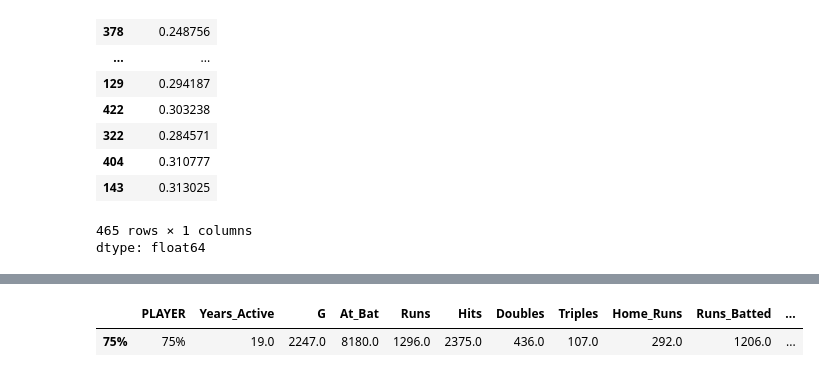
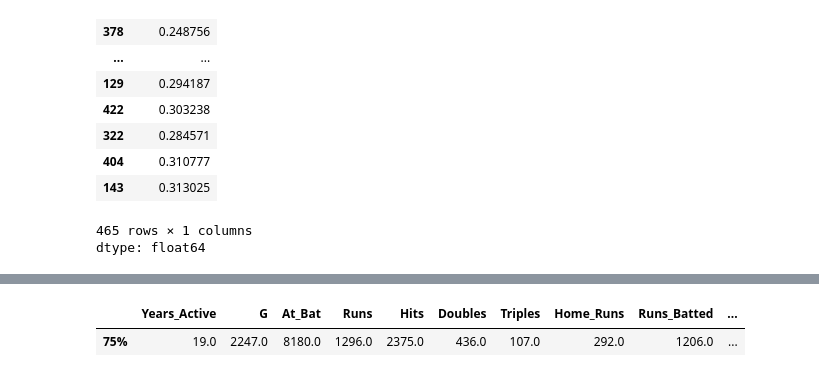
Before and after one commit to A-Peoples/DSRP_Project, a Jupyter notebook: Data_Science_Project_2025.ipynb, the cells around one changed output, grey strips where cells are left out. Saved outputs shown, nothing was run; the diff lists cells and outputs as text; code cells hidden in the pictures.

```diff
--- a/Data_Science_Project_2025.ipynb
+++ b/Data_Science_Project_2025.ipynb
@@ -84,17 +84,3 @@ strike_df['Batting_Avg']
 | 143 | 0.313025 |
 465 rows × 1 columns
 dtype: float64
-# %%
-strike_df = strike_df[['PLAYER', 'Years_Active', 'G', 'At_Bat', 'Runs', 'Hits', 'Doubles',
-       'Triples', 'Home_Runs', 'Runs_Batted', 'Base_on_Balls', 'Strikeouts',
-       'Bases_Stolen', 'Caught_Stealing', 'Batting_Avg', 'HOF']]
-
-cols = ['At_Bat', 'Runs', 'Hits', 'Doubles',
-       'Triples', 'Home_Runs', 'Runs_Batted', 'Base_on_Balls', 'Strikeouts',
-       'Bases_Stolen', 'Caught_Stealing', 'Batting_Avg', 'HOF']
-
-strike_df = strike_df.sort_values(by=["Batting_Avg", 'At_Bat'], ascending=False)
-num_df = strike_df[cols]
-med_df = strike_df[cols].mean().reset_index()
-
-med_df
@@ -116,11 +87,13 @@ med_df
 # %%
 x = strike_df.describe()
 
 x = x.head(7).tail(1)
 x['PLAYER'] = "75%"
 standard_df = pd.concat([strike_df, x])
 
 standard_df.tail(1)
+
+x
 # %% [output]
-|  | PLAYER | Years_Active | G | At_Bat | Runs | Hits | Doubles | Triples | Home_Runs | Runs_Batted | ... |
-| 75% | 75% | 19.0 | 2247.0 | 8180.0 | 1296.0 | 2375.0 | 436.0 | 107.0 | 292.0 | 1206.0 | ... |
+|  | Years_Active | G | At_Bat | Runs | Hits | Doubles | Triples | Home_Runs | Runs_Batted | ... |
+| 75% | 19.0 | 2247.0 | 8180.0 | 1296.0 | 2375.0 | 436.0 | 107.0 | 292.0 | 1206.0 | ... |
```
Also changed, not shown: parts of 3 cells of this notebook.
